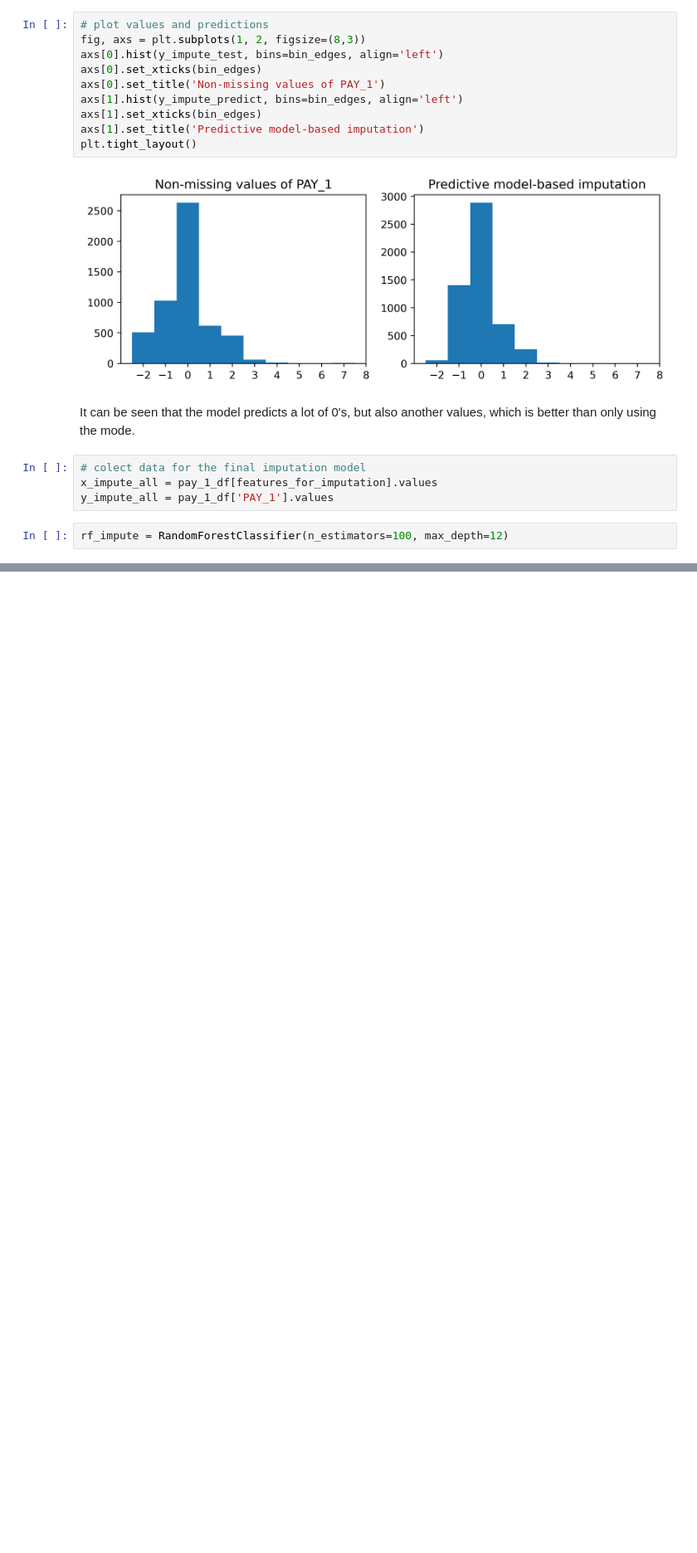
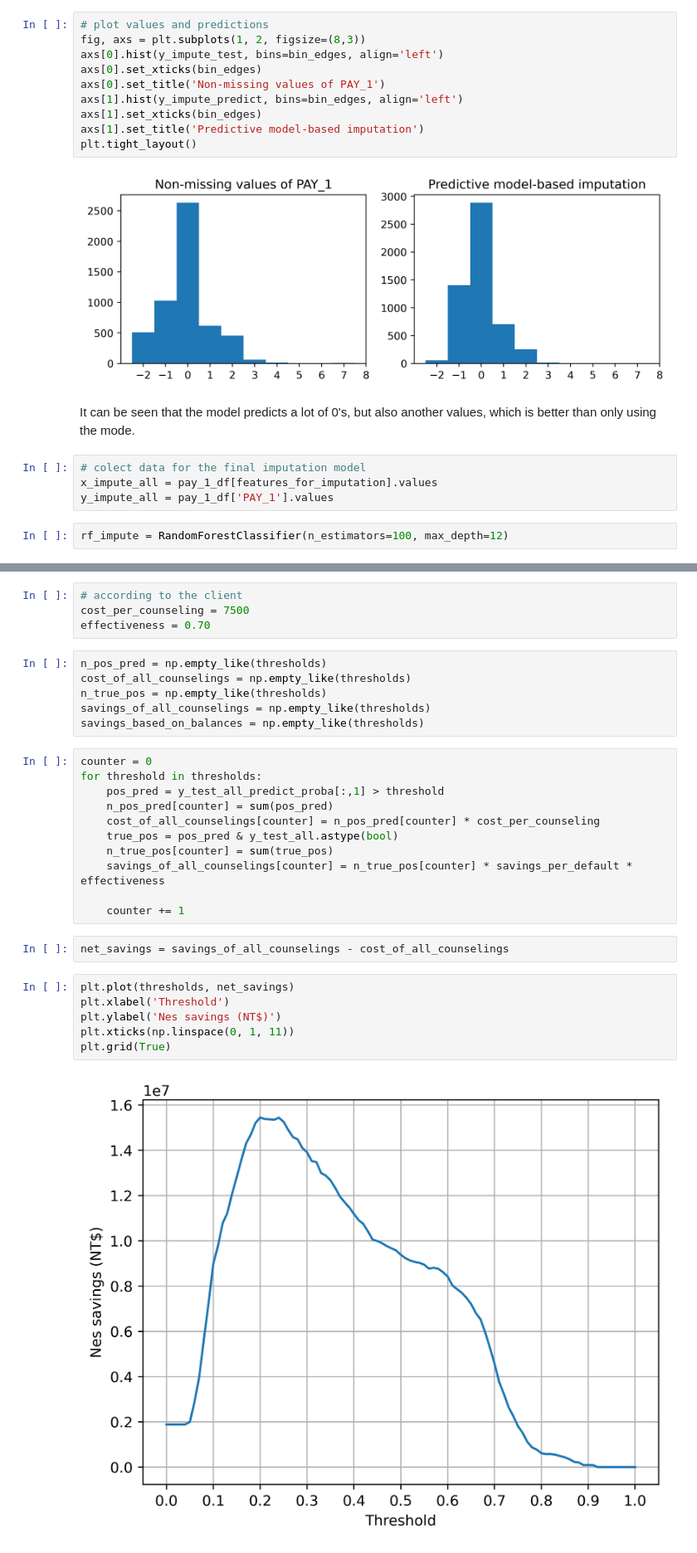
Before and after one commit to bernardeem/Python_projects, a Jupyter notebook: Data_science_projects/Bank_account_assessment_project/Bank_Account_Assessment_Project_Part_6.ipynb, the cells around one changed output, grey strips where cells are left out. Shown at 83% size. Drawn from its saved outputs; the diff is of its cells as text; blank space fills up the shorter version.

```diff
--- a/Data_science_projects/Bank_account_assessment_project/Bank_Account_Assessment_Project_Part_6.ipynb
+++ b/Data_science_projects/Bank_account_assessment_project/Bank_Account_Assessment_Project_Part_6.ipynb
@@ -437,0 +478,31 @@ np.mean(imputation_compare_cv['test_score'])
+# %%
+# according to the client
+cost_per_counseling = 7500
+effectiveness = 0.70
+# %%
+n_pos_pred = np.empty_like(thresholds)
+cost_of_all_counselings = np.empty_like(thresholds)
+n_true_pos = np.empty_like(thresholds)
+savings_of_all_counselings = np.empty_like(thresholds)
+savings_based_on_balances = np.empty_like(thresholds)
+# %%
+counter = 0
+for threshold in thresholds:
+    pos_pred = y_test_all_predict_proba[:,1] > threshold
+    n_pos_pred[counter] = sum(pos_pred)
+    cost_of_all_counselings[counter] = n_pos_pred[counter] * cost_per_counseling
+    true_pos = pos_pred & y_test_all.astype(bool)
+    n_true_pos[counter] = sum(true_pos)
+    savings_of_all_counselings[counter] = n_true_pos[counter] * savings_per_default * effectiveness
+
+    counter += 1
+# %%
+net_savings = savings_of_all_counselings - cost_of_all_counselings
+# %%
+plt.plot(thresholds, net_savings)
+plt.xlabel('Threshold')
+plt.ylabel('Nes savings (NT$)')
+plt.xticks(np.linspace(0, 1, 11))
+plt.grid(True)
+# %% [output]
+[figure, added]
```
Also changed, not shown: parts of 39 cells of this notebook.
